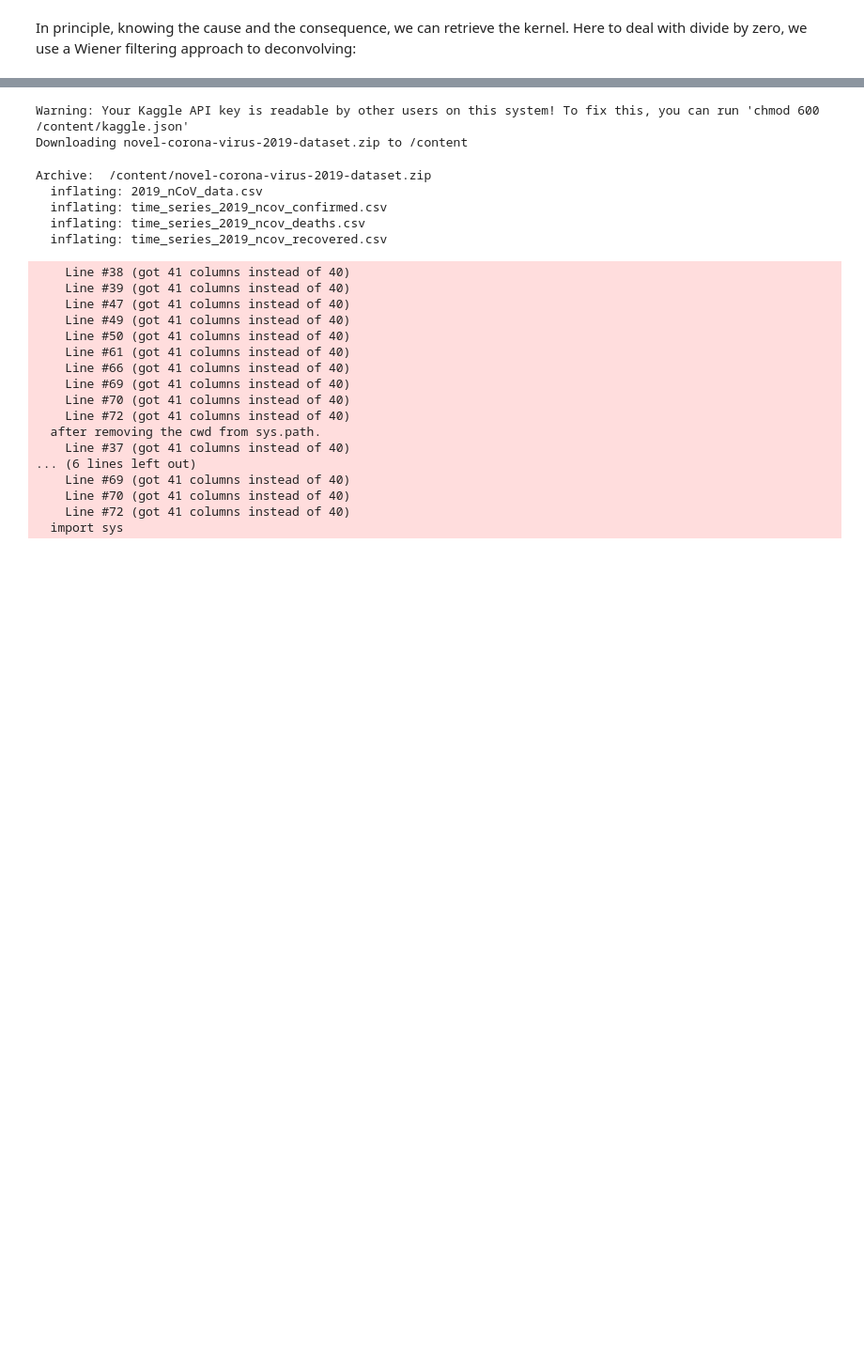
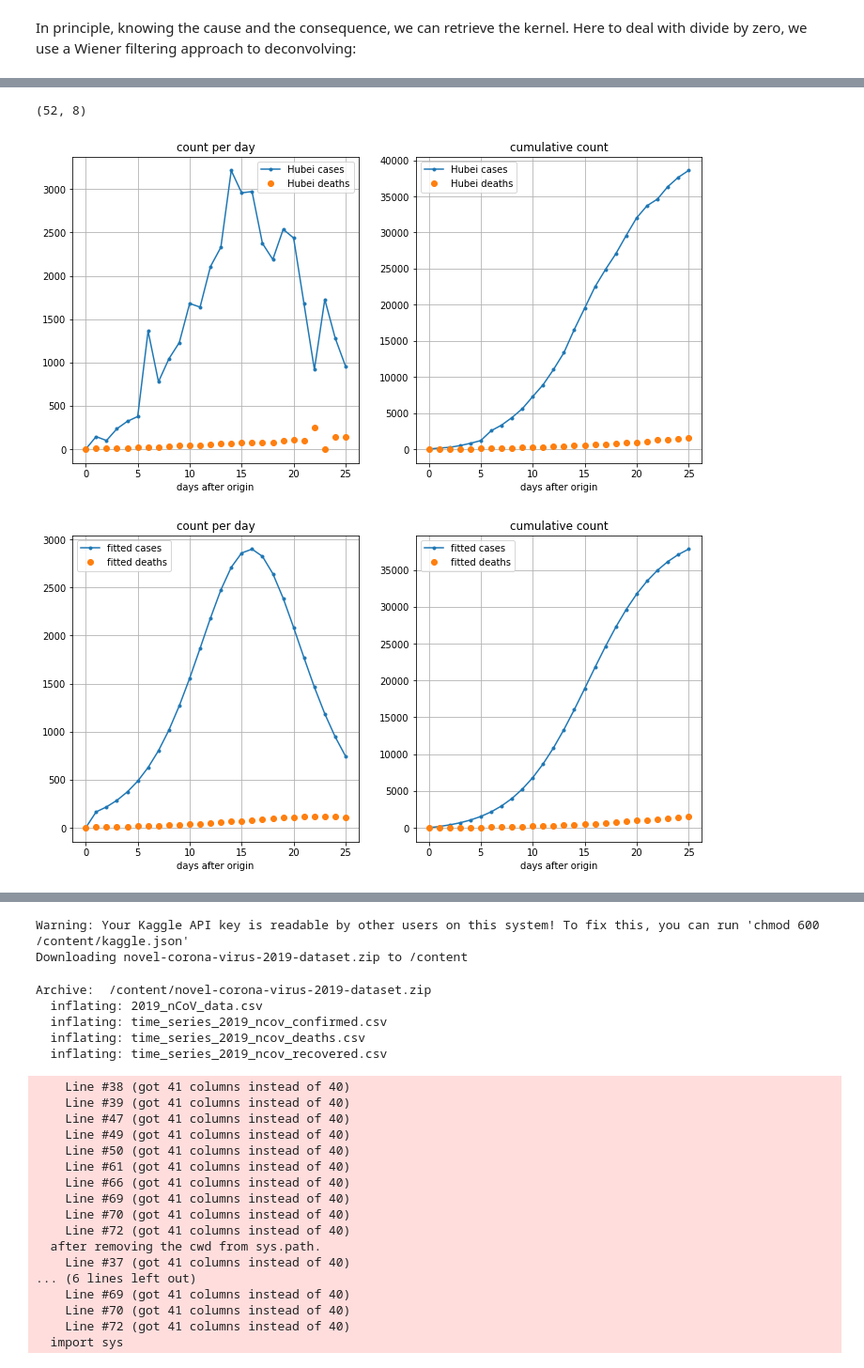
Before and after one commit to fredericpoitevin/tseries-deconvolution, a Jupyter notebook: Deconvolving_causal_time_series.ipynb, the cells around one changed output, grey strips where cells are left out. Shown at 94% size. Saved outputs shown, nothing was run; the diff lists cells and outputs as text; code cells hidden in the pictures; blank space fills up the shorter version.

```diff
--- a/Deconvolving_causal_time_series.ipynb
+++ b/Deconvolving_causal_time_series.ipynb
@@ -55,0 +61,14 @@ we do our analysis after having imported the data from kaggle
+# %%
+data = np.genfromtxt('/content/tseries.csv', delimiter=',', comments='#', skip_header=1, usecols=(2,3,4,5,6,7,8,9))
+ndays=data.shape[0]
+data_pad = np.zeros(data.shape)
+data_padded = np.stack((data_pad, data), axis=0).reshape(2*data.shape[0], data.shape[1])
+print(data_padded.shape)
+# %% [output]
+(52, 8)
+# %%
+display(ndays,c=data_padded[:,4],d=data_padded[:,5], labels=['Hubei cases', 'Hubei deaths'])
+display(ndays,c=data_padded[:,6],d=data_padded[:,7], labels=['fitted cases', 'fitted deaths'])
+# %% [output]
+[figure, added]
+[figure, added]
```
Also changed, not shown: parts of 13 cells of this notebook.
